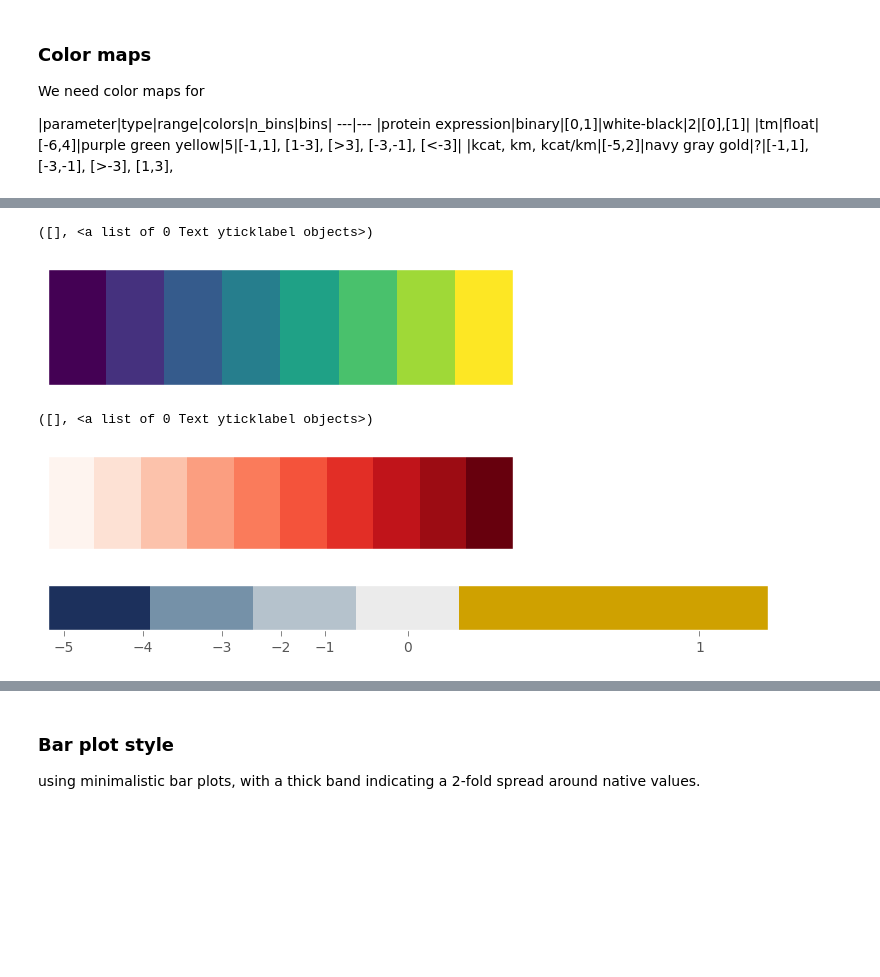
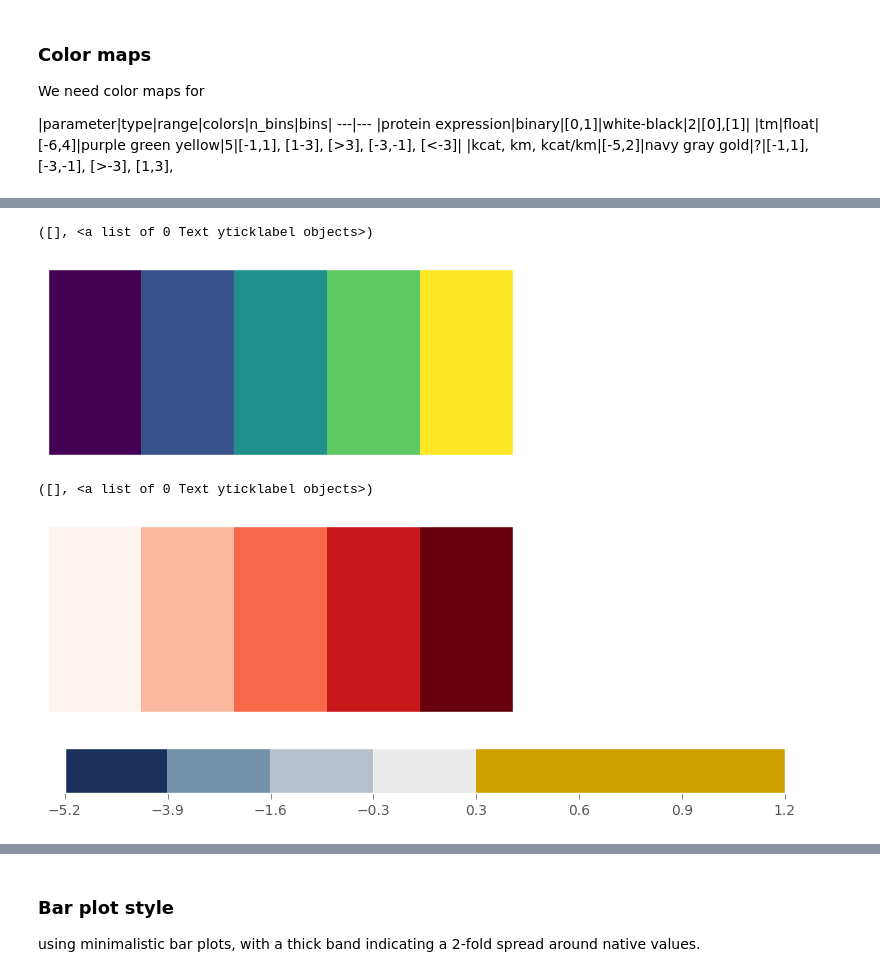
Before and after one commit to dacarlin/bglb_thermal, a Jupyter notebook: paper_draft/figures_for_paper.ipynb, the cells around one changed output, grey strips where cells are left out. Saved outputs shown, nothing was run; the diff lists cells and outputs as text; code cells hidden in the pictures; blank space fills up the shorter version.

Commit message:
Updated data set, figures, and manuscript text

```diff
--- a/paper_draft/figures_for_paper.ipynb
+++ b/paper_draft/figures_for_paper.ipynb
@@ -222,20 +242,20 @@ h.corr( method='pearson' )
 # %%
 
-damn_son = np.array( [ arange( -4, 4, 1 ), arange( -4, 4, 1 ), ] )
+damn_son = np.array( [ arange( -3, 2, 1 ), arange( -3, 2, 1 ), ] )
 plt.imshow( damn_son, cmap='viridis', interpolation='none' )
 plt.xticks([]); plt.yticks([])
 # %% [output]
 ([], <a list of 0 Text yticklabel objects>)
-[figure, old version]
+[figure, new version]
 # %%
 
 #plt.style.use( 'default' )
-damn_son = np.array( [ arange( 1, 100, 10 ), arange( 1, 100, 10 ), ] )
+damn_son = np.array( [ arange( 1, 100, 20 ), arange( 1, 100, 20 ), ] )
 plt.imshow( damn_son, cmap='Reds', interpolation='none' )
 plt.xticks([]); plt.yticks([])
 # %% [output]
 ([], <a list of 0 Text yticklabel objects>)
-[figure, old version]
+[figure, new version]
 # %%
 # color map
 
@@ -261,12 +281,13 @@ cmap.set_over((1., 0., 0.)) # bright red!
 cmap.set_under(( .11, .19, .36 )) # deep blue
 
 #bounds = [-5.2, -3.9, -2.6, -.3, .3, .6, .9, 1.2 ]
-bounds = [-5.2, -3.9, -2.6, -.3, .3, .6, .9, 1.2, ] #2.6, 3.9, 5.2 ]
+bounds = [-5.2, -3.9, -1.6, -.3, .3, .6, .9, 1.2, ] #2.6, 3.9, 5.2 ]
 norm = mpl.colors.BoundaryNorm(bounds, cmap.N)
-cb3 = mpl.colorbar.ColorbarBase(ax3, cmap=cmap, norm=norm, ticks=[-5, -4, -2, -3, -1, 0, 1], orientation='horizontal')
+#cb3 = mpl.colorbar.ColorbarBase(ax3, cmap=cmap, norm=norm, ticks=[-5, -4, -2, -3, -1, 0, 1], orientation='horizontal')
+cb3 = mpl.colorbar.ColorbarBase(ax3, cmap=cmap, norm=norm, orientation='horizontal')
 pyplot.show()
 # %% [output]
-[figure, old version]
+[figure, new version]
 # %%
 my_params = {
     'tm': {
```
Also changed, not shown: parts of 24 cells of this notebook, 2 other files.
